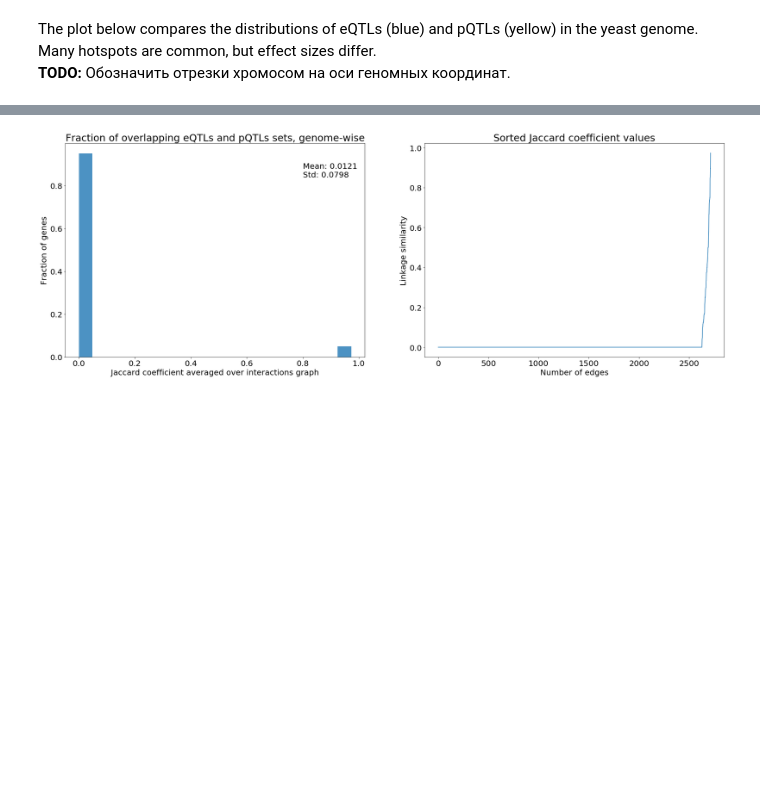
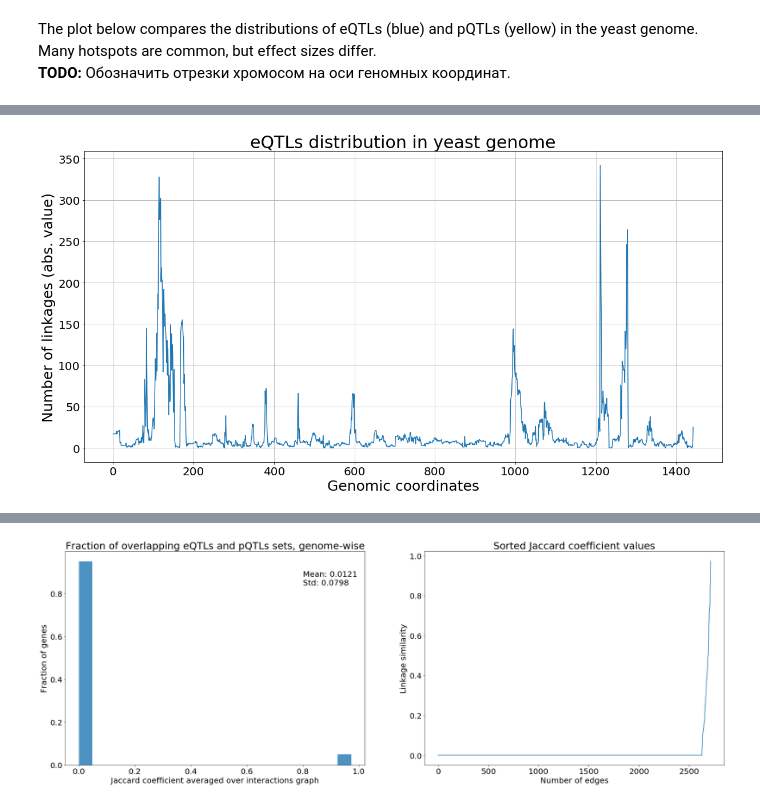
Before and after one commit to ivanov-v-v/PPINs-QTLs-Joint-Analysis, a Jupyter notebook: src/data_analysis.ipynb, the cells around one changed output, grey strips where cells are left out. Drawn from its saved outputs; the diff is of its cells as text; code cells hidden in the pictures; blank space fills up the shorter version.

```diff
--- a/src/data_analysis.ipynb
+++ b/src/data_analysis.ipynb
@@ -136,0 +141,15 @@ plt.savefig("./img/linkages/eQTLs_pQTLs_combined.png")
+# %%
+plt.figure(figsize=(20, 10))
+plt.plot(eQTL_y)
+plt.xlabel("Genomic coordinates", fontsize=25)
+plt.ylabel("Number of linkages (abs. value)", fontsize=25)
+plt.title("eQTLs distribution in yeast genome", fontsize=30)
+plt.xticks(fontsize=20)
+plt.yticks(fontsize=20)
+plt.grid()
+plt.show()
+plt.close()
+
+%reset_selective eQTL_y
+# %% [output]
+[figure, added]
```
Also changed, not shown: parts of 7 cells of this notebook, 1 other file.
